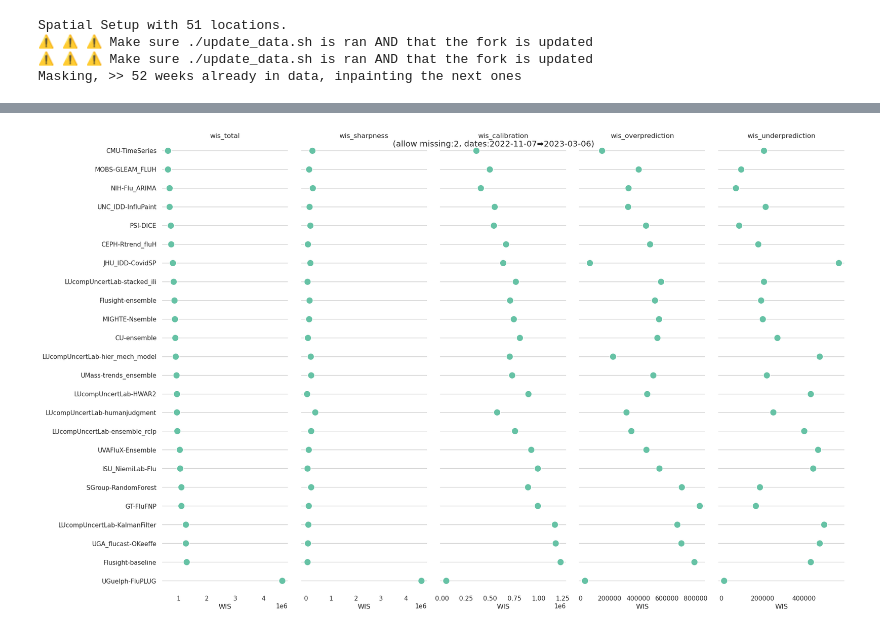
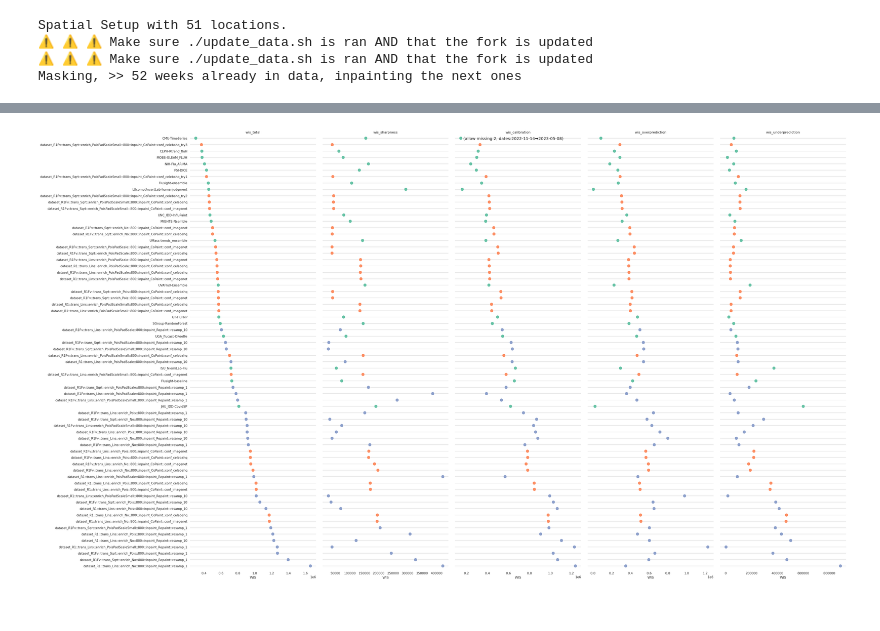
Before and after one commit to CyGei/influpaint, a Jupyter notebook: evaluate.ipynb, the cells around one changed output, grey strips where cells are left out. Cells and saved outputs as stored; diff of their text form; code cells hidden in the pictures.

Commit message:
middle evaluation, it's a problem of calibration

```diff
--- a/evaluate.ipynb
+++ b/evaluate.ipynb
@@ -274,2 +187,11 @@ my_model_list = ["test::model_MyUnet200::dataset_R1Fv::trans_Lins::enrich_No::80
+# %%
+flusight_model_list = myutils.get_folders_in_directory("Flusight/Flusight-forecast-data/data-forecasts")
+ignored = [ "LosAlamos_NAU-CModel_Flu","SigSci-CREG","SigSci-TSENS","LUcompUncertLab-experthuman", "VTSanghani-ExogModel","CADPH-FluCAT_Ensemble"]
+for element in ignored :
+    flusight_model_list.remove(element)
+
+model_list = ["UNC_IDD-InfluPaint"]
+model_list = flusight_model_list
 # %%
-#%ls /work/users/c/h/chadi/influpaint_res/3d47f4a_2023-11-07/forecasts/test::model_MyUnet200::dataset_R1::trans_Lins::enrich_No::800::inpaint_CoPaint::conf_celebahq/
+my_model_list = myutils.get_folders_in_directory("/work/users/c/h/chadi/influpaint_res/3d47f4a_2023-11-07/forecasts_old/")
+my_model_list = myutils.get_folders_in_directory("/work/users/c/h/chadi/influpaint_res/3d47f4a_2023-11-07/forecasts/")
@@ -307,12 +211,16 @@ fdates = pd.DatetimeIndex(['2022-10-17', '2022-10-24', '2022-10-31', '2022-11-07
 
 fdates = pd.DatetimeIndex(['2022-11-07','2022-11-14','2022-12-12','2023-01-09','2023-03-06'])
 
+# old
+#fdates = pd.date_range("2022-11-14", "2023-05-15", freq="5W-MON")
+
 gt = pd.read_csv("Flusight/Flusight-forecast-data/data-truth/truth-Incident Hospitalizations.csv")
 
 
 allow_missing_week = 2
 scores = {}
 for model in model_list:
+    print(model)
     skipped = []
     scores[model] = {}
     for date in fdates:
@@ -337,7 +245,7 @@ for model in model_list:
         scores.pop(model)
         #print(f">> Too many skipped, removing")
 
-if False:
+if True:
     for model in my_model_list:
         skipped = []
 
@@ -345,9 +253,10 @@ if False:
         for date in fdates:
             date = date.date()
             try:
+
+                #forecasts = pd.read_csv(f"/work/users/c/h/chadi/influpaint_res/3d47f4a_2023-11-07/forecasts_old/{model}/{model}-{str(date)}.csv")
                 forecasts = pd.read_csv(f"/work/users/c/h/chadi/influpaint_res/3d47f4a_2023-11-07/forecasts/{model}/{model}-{str(date)}.csv")
-                #forecasts = pd.read_csv(f"Flusight/Flusight-forecast-data/data-forecasts/JHU_IDD-covidSP/{str(date)}-JHU_IDD-covidSP.csv")
-                #forecasts = pd.read_csv(f"Flusight/Flusight-forecast-data/data-forecasts/MOBS-GLEAM_FLUH/{str(date)}-MOBS-GLEAM_FLUH.csv")
+
                 forecasts = forecasts[forecasts["type"]=="quantile"]
                 this_date=True
             except FileNotFoundError:
@@ -444,36 +353,39 @@ to_plot = to_plot.sort_values("wis_total").reset_index()
 if False:
     to_plot = to_plot.iloc[:int(to_plot[to_plot["model"]=="JHU_IDD-CovidSP"].index[0])+1]
 
 
 # Make the PairGrid
 g = sns.PairGrid(to_plot.sort_values("wis_total"),
                     x_vars=[ 'wis_total', 'wis_sharpness', 'wis_calibration',  'wis_overprediction', 'wis_underprediction'], y_vars=["model"], # to_plot.columns[-5:]
                     hue='color',palette="Set2",
-                    height=len(to_plot)/2, aspect=.3, )
+                    height=len(to_plot)/3, aspect=.3, )
 
 # Draw a dot plot using the stripplot function
 g.map(sns.stripplot, size=12, orient="h", jitter=False, #color=to_plot['color'],
+    linewidth=1, edgecolor="w")
 
-    linewidth=1, edgecolor="w")
+min_x = to_plot[['wis_total', 'wis_sharpness', 'wis_calibration', 'wis_overprediction', 'wis_underprediction']].min().min()
+max_x = to_plot[['wis_total', 'wis_sharpness', 'wis_calibration', 'wis_overprediction', 'wis_underprediction']].max().max()
+g.set(xlim=(min_x, max_x))
 
 # Use the same x axis limits on all columns and add better labels
 g.set(xlabel="WIS", ylabel="")#xlim=(to_plot[to_plot.columns[-5:]].max().max()),
 
 # Use semantically meaningful titles for the columns
 titles = [ 'wis_total', 'wis_sharpness', 'wis_calibration',  'wis_overprediction', 'wis_underprediction']
 
 for ax, title in zip(g.axes.flat, titles):
     # Set a different title for each axes
     ax.set(title=title)
 
     # Make the grid horizontal instead of vertical
     ax.xaxis.grid(False)
     ax.yaxis.grid(True)
 
 g.figure.suptitle(f"(allow missing:{allow_missing_week}, dates:{fdates[0].date()}➡{fdates[-1].date()})")
 sns.despine(left=True, bottom=True)
 # %% [output]
-[figure, old version]
+[figure, new version]
 # %%
 a = wis_total[["wis_total","model"]].groupby("model").sum().sort_values(by="wis_total")
 a
```
Also changed, not shown: parts of 10 cells of this notebook, 1 other file.
